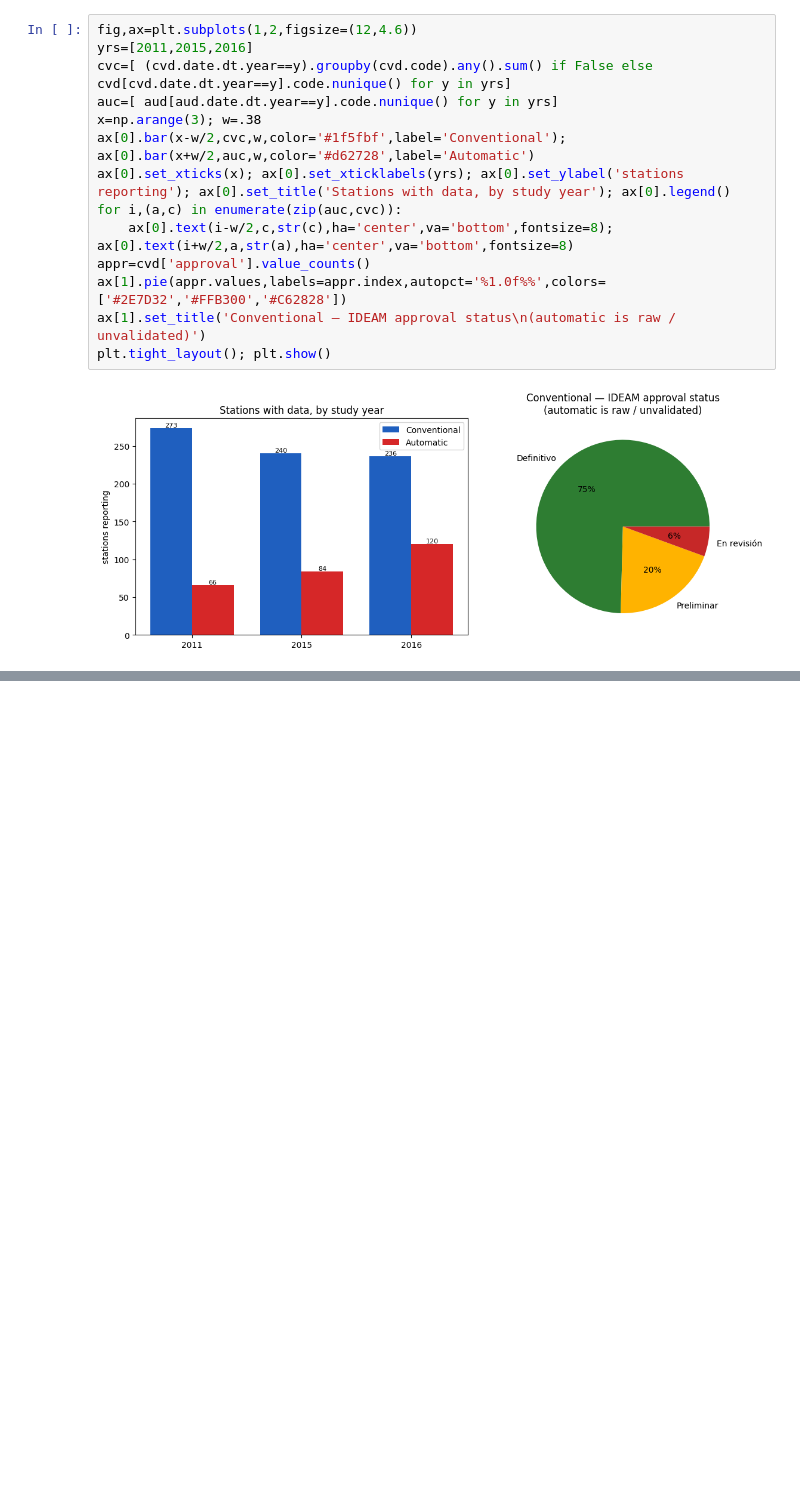
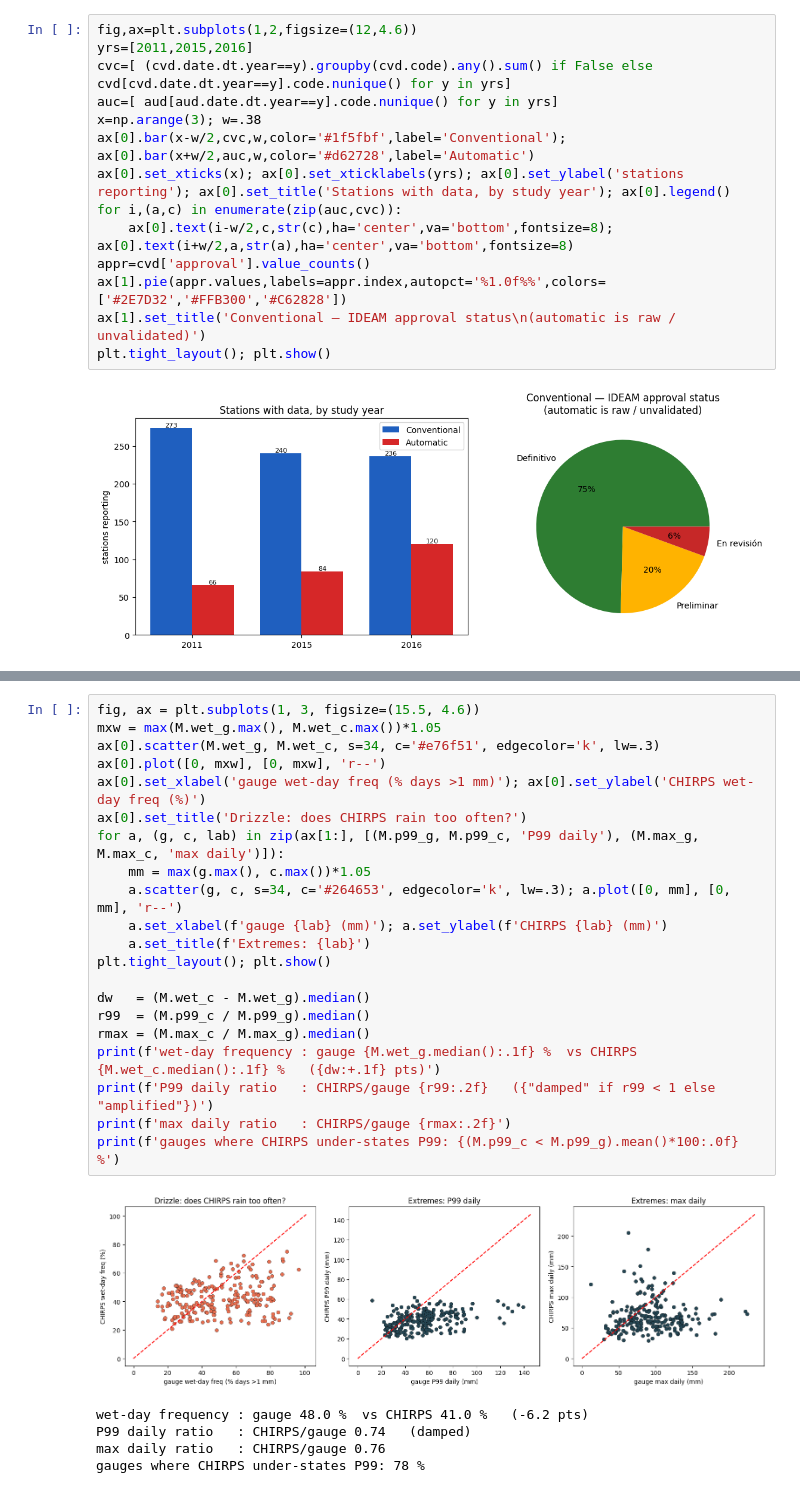
Before and after one commit to AYmANTwill/magdalena-mgb-sed, a Jupyter notebook: notebooks/10_rainfall_dataset_comparison.ipynb, the cells around one changed output, grey strips where cells are left out. Drawn from its saved outputs; the diff is of its cells as text; blank space fills up the shorter version.

```diff
--- a/notebooks/10_rainfall_dataset_comparison.ipynb
+++ b/notebooks/10_rainfall_dataset_comparison.ipynb
@@ -186,0 +257,27 @@ minibacia to produce the daily rainfall that drives the MGB water balance.
+# %%
+fig, ax = plt.subplots(1, 3, figsize=(15.5, 4.6))
+mxw = max(M.wet_g.max(), M.wet_c.max())*1.05
+ax[0].scatter(M.wet_g, M.wet_c, s=34, c='#e76f51', edgecolor='k', lw=.3)
+ax[0].plot([0, mxw], [0, mxw], 'r--')
+ax[0].set_xlabel('gauge wet-day freq (% days >1 mm)'); ax[0].set_ylabel('CHIRPS wet-day freq (%)')
+ax[0].set_title('Drizzle: does CHIRPS rain too often?')
+for a, (g, c, lab) in zip(ax[1:], [(M.p99_g, M.p99_c, 'P99 daily'), (M.max_g, M.max_c, 'max daily')]):
+    mm = max(g.max(), c.max())*1.05
+    a.scatter(g, c, s=34, c='#264653', edgecolor='k', lw=.3); a.plot([0, mm], [0, mm], 'r--')
+    a.set_xlabel(f'gauge {lab} (mm)'); a.set_ylabel(f'CHIRPS {lab} (mm)')
+    a.set_title(f'Extremes: {lab}')
+plt.tight_layout(); plt.show()
+
+dw   = (M.wet_c - M.wet_g).median()
+r99  = (M.p99_c / M.p99_g).median()
+rmax = (M.max_c / M.max_g).median()
+print(f'wet-day frequency : gauge {M.wet_g.median():.1f} %  vs CHIRPS {M.wet_c.median():.1f} %   ({dw:+.1f} pts)')
+print(f'P99 daily ratio   : CHIRPS/gauge {r99:.2f}   ({"damped" if r99 < 1 else "amplified"})')
+print(f'max daily ratio   : CHIRPS/gauge {rmax:.2f}')
+print(f'gauges where CHIRPS under-states P99: {(M.p99_c < M.p99_g).mean()*100:.0f} %')
+# %% [output]
+[figure, added]
+wet-day frequency : gauge 48.0 %  vs CHIRPS 41.0 %   (-6.2 pts)
+P99 daily ratio   : CHIRPS/gauge 0.74   (damped)
+max daily ratio   : CHIRPS/gauge 0.76
+gauges where CHIRPS under-states P99: 78 %
```
Also changed, not shown: parts of 7 cells of this notebook, 1 other file.
